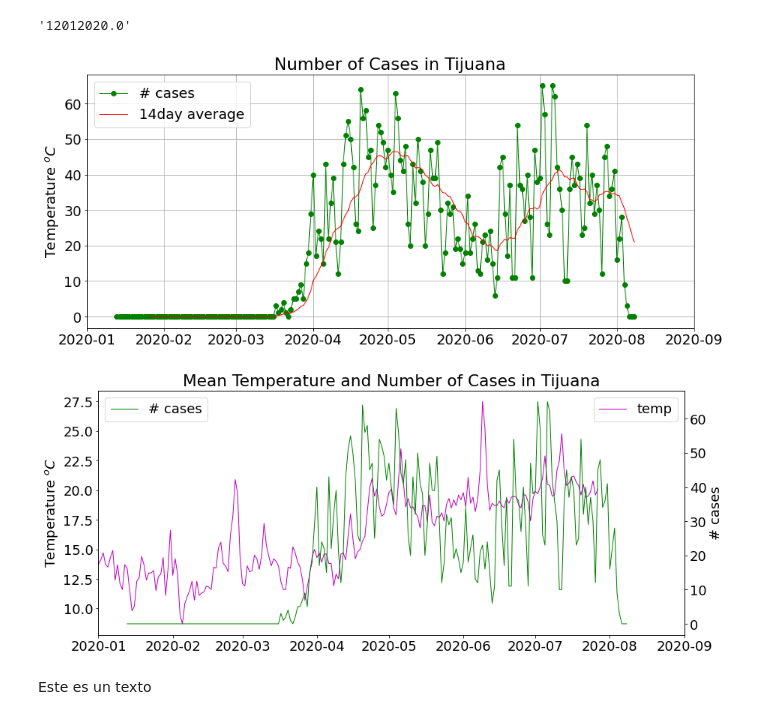
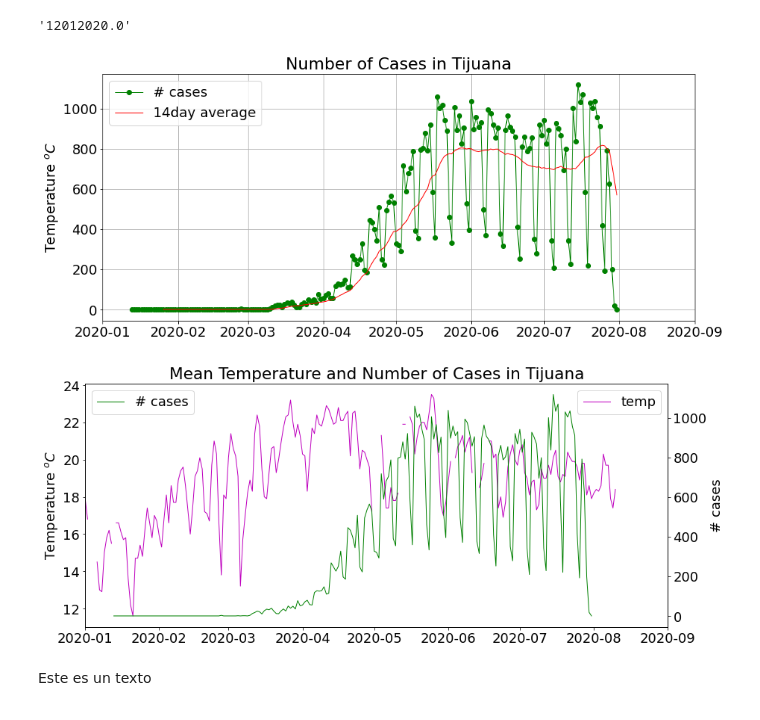
Before and after one commit to Air-pollution-and-COVID-19/CDMX, a Jupyter notebook: plot_covid_cases_temp_statistics.ipynb, the cells around one changed output. Cells and saved outputs as stored; diff of their text form; code cells hidden in the pictures.

```diff
--- a/plot_covid_cases_temp_statistics.ipynb
+++ b/plot_covid_cases_temp_statistics.ipynb
@@ -27,6 +35,6 @@ cases = np.loadtxt('/content/group_A_AlmaJair/datos_covid/diario_estado.csv', de
 # %%
 # Obtener casos diarios Tijuana
-mat = np.loadtxt('/content/group_A_AlmaJair/datos_covid/casos_diarios_tijuana.csv',delimiter=',') # Baja California is 2
+mat = np.loadtxt('/content/CDMX/casos_diarios/diario_estado_cdmx.csv',delimiter=',') # Baja California is 2
 # %%
 # Date of city
 time = mat[0,:]
@@ -34,7 +42,7 @@ str(mat[0,0]) # dia , mes y año
 # %% [output]
 '12012020.0'
 # %%
-cases_tj = mat[1,:] # number of cases in city
+cases_cdmx = mat[1,:] # number of cases in city
 # %%
 # Loads time mm,dd,yyyy HH,mm
 time_final = np.zeros(time.shape[0])
@@ -48,7 +56,7 @@ for ii in range(time.shape[0]):
 # %%
 # https://en.climate-data.org/north-america/mexico/lower-california/tijuana-1005196/#temperature-graph
 # https://meteostat.net/es/place/MX-9V9C?t=2019-01-01/2020-01-31
-temp_mat = np.loadtxt('/content/group_A_AlmaJair/datos_covid/temp_diaria_2020_tijuana.csv', delimiter=',')
+temp_mat = np.loadtxt('/content/group_A_AlmaJair/datos_covid/temp_diaria_2020_cdmx.csv', delimiter=',')
 # %%
 temp_mean = temp_mat[:,3]
 temp_min = temp_mat[:,4]
@@ -72,8 +80,8 @@ cases_lp = running_mean(cases_tj[1:], 14)
 # %%
 fig, ax = plt.subplots(1, 1, sharex=True, figsize=(14, 6))
 tit = 'Number of Cases in Tijuana'
-ax.plot(num2date(time_final[1:]), cases_tj[1:], 'o-', lw=1, color='g', label='# cases')
-ax.plot(num2date(time_final[len(cases_tj)-len(cases_lp):]), cases_lp, lw=1, color='r', label='14day average')
+ax.plot(num2date(time_final[1:]), cases_cdmx[1:], 'o-', lw=1, color='g', label='# cases')
+ax.plot(num2date(time_final[len(cases_cdmx)-len(cases_lp):]), cases_lp, lw=1, color='r', label='14day average')
 
 ax.set_title(tit)
 ax.set_ylabel('# cases')
@@ -86,29 +94,29 @@ ax.set_ylabel('Temperature $^oC$')
 ax.grid()
 # plt.savefig('Figura_Estado_Baja_California.png', bbox_inches='tight')
 # %% [output]
-[figure, old version]
+[figure, new version]
 # %%
 fig, ax = plt.subplots(1, 1, sharex=True, figsize=(14, 6))
 tit = 'Mean Temperature and Number of Cases in Tijuana'
 ax1 = ax
 ax1.plot(num2date(time_final_temp), temp_mean, lw=1, color='m', label='temp')
 # ax1.plot(num2date(time_final_temp), temp_min, lw=1, color='r')
 # ax1.plot(num2date(time_final_temp), temp_max, lw=1, color='k')
 ax1.legend(loc=1)
 ax2 = ax1.twinx()
-ax2.plot(num2date(time_final[1:]), cases_tj[1:], lw=1, color='g', label='# cases')
+ax2.plot(num2date(time_final[1:]), cases_cdmx[1:], lw=1, color='g', label='# cases')
 ax2.set_title(tit)
 ax2.set_ylabel('# cases')
 ax2.legend(loc=2)
 #ax.set_ylim(0, 280)
 fi1 = date2num(datetime.datetime.strptime('2020-01', '%Y-%m'))
 fi2 = date2num(datetime.datetime.strptime('2020-09', '%Y-%m'))
 ax2.set_xlim(fi1, fi2)
 ax1.set_ylabel('Temperature $^oC$')
 plt.show()
 # plt.savefig('Figura_Estado_Baja_California.png', bbox_inches='tight')
 # %% [output]
-[figure, old version]
+[figure, new version]
 # %% [markdown]
 Este es un texto
 # %%
```
Also changed, not shown: parts of 14 cells of this notebook.
